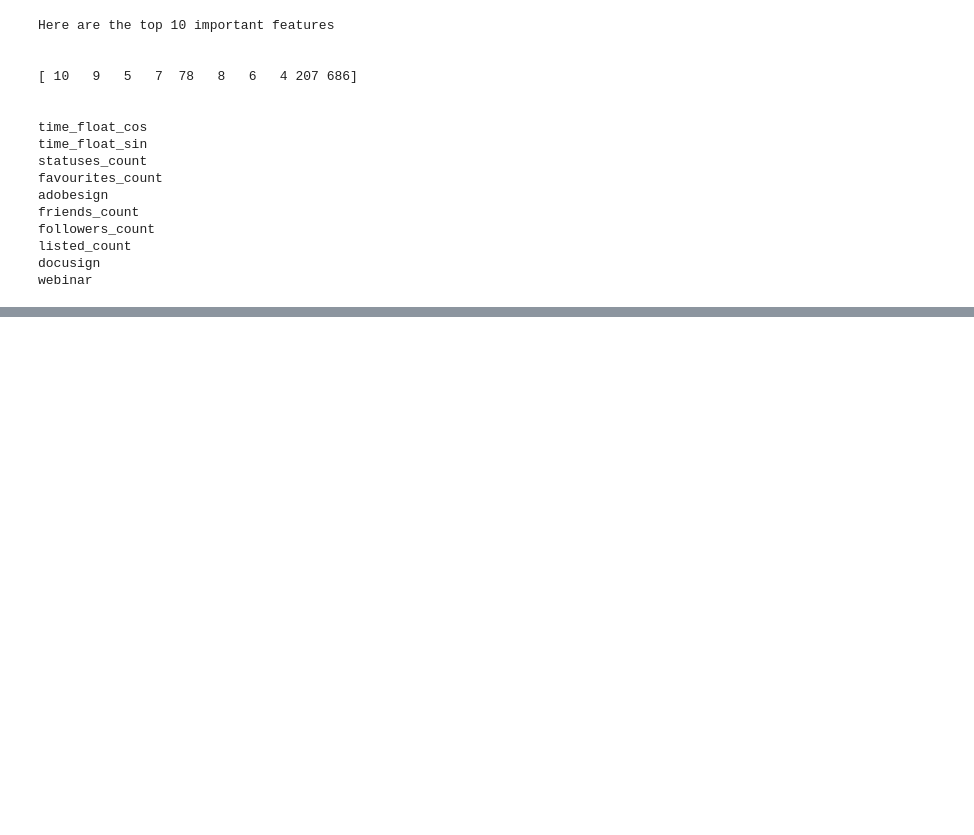
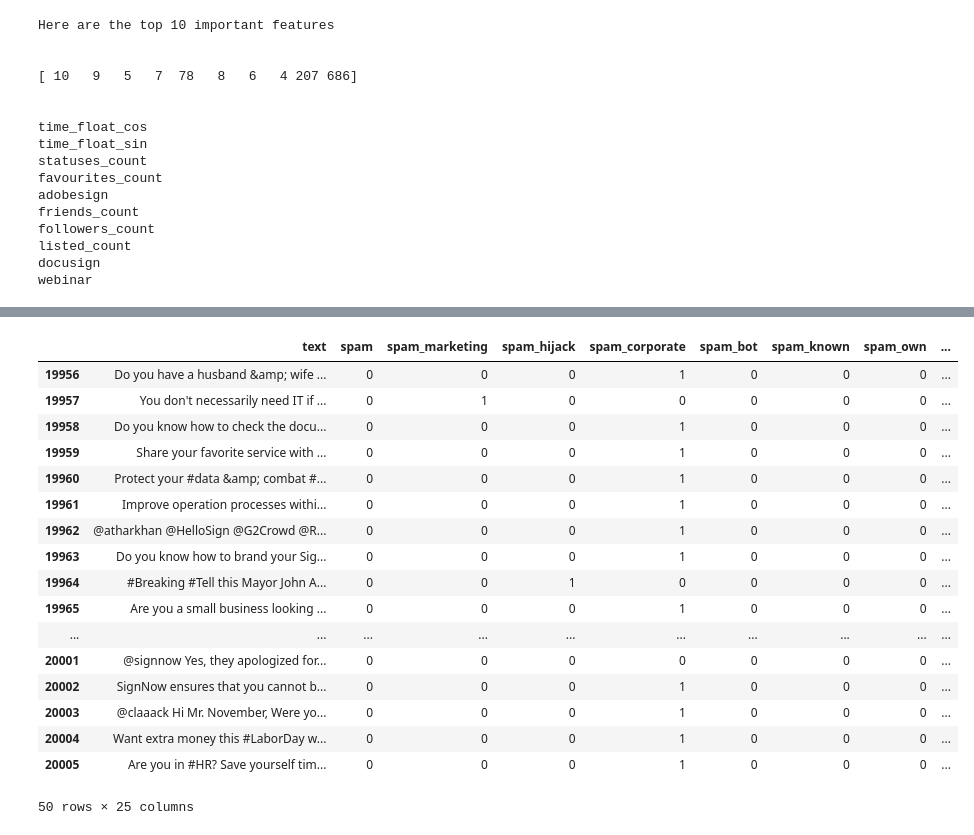
Before and after one commit to dking21/look2social_spamfilter, a Jupyter notebook: wrapping_up_diary.ipynb, the cells around one changed output, grey strips where cells are left out. Saved outputs shown, nothing was run; the diff lists cells and outputs as text; code cells hidden in the pictures; blank space fills up the shorter version.

```diff
--- a/wrapping_up_diary.ipynb
+++ b/wrapping_up_diary.ipynb
@@ -238,0 +331,2 @@ webinar
+# %%
+df['bot_prob'] = y_pred1[:,1]
@@ -238,0 +343,27 @@ webinar
+# %%
+df['corporate_prob'] = y_pred2[:,1]
+# %%
+df['hijack_prob'] = y_pred3[:,1]
+# %%
+df['marketing_prob'] = y_pred4[:,1]
+# %%
+df.tail(50)
+# %% [output]
+|  | text | spam | spam_marketing | spam_hijack | spam_corporate | spam_bot | spam_known | spam_own | ... |
+| 19956 | Do you have a husband &amp; wife ... | 0 | 0 | 0 | 1 | 0 | 0 | 0 | ... |
+| 19957 | You don't necessarily need IT if ... | 0 | 1 | 0 | 0 | 0 | 0 | 0 | ... |
+| 19958 | Do you know how to check the docu... | 0 | 0 | 0 | 1 | 0 | 0 | 0 | ... |
+| 19959 | Share your favorite service with ... | 0 | 0 | 0 | 1 | 0 | 0 | 0 | ... |
+| 19960 | Protect your #data &amp; combat #... | 0 | 0 | 0 | 1 | 0 | 0 | 0 | ... |
+| 19961 | Improve operation processes withi... | 0 | 0 | 0 | 1 | 0 | 0 | 0 | ... |
+| 19962 | @atharkhan @HelloSign @G2Crowd @R... | 0 | 0 | 0 | 1 | 0 | 0 | 0 | ... |
+| 19963 | Do you know how to brand your Sig... | 0 | 0 | 0 | 1 | 0 | 0 | 0 | ... |
+| 19964 | #Breaking #Tell this Mayor John A... | 0 | 0 | 1 | 0 | 0 | 0 | 0 | ... |
+| 19965 | Are you a small business looking ... | 0 | 0 | 0 | 1 | 0 | 0 | 0 | ... |
+| ... | ... | ... | ... | ... | ... | ... | ... | ... | ... |
+| 20001 | @signnow Yes, they apologized for... | 0 | 0 | 0 | 0 | 0 | 0 | 0 | ... |
+| 20002 | SignNow ensures that you cannot b... | 0 | 0 | 0 | 1 | 0 | 0 | 0 | ... |
+| 20003 | @claaack Hi Mr. November, Were yo... | 0 | 0 | 0 | 1 | 0 | 0 | 0 | ... |
+| 20004 | Want extra money this #LaborDay w... | 0 | 0 | 0 | 1 | 0 | 0 | 0 | ... |
+| 20005 | Are you in #HR? Save yourself tim... | 0 | 0 | 0 | 1 | 0 | 0 | 0 | ... |
+50 rows × 25 columns
```
Also changed, not shown: parts of 17 cells of this notebook, 1 other file.
